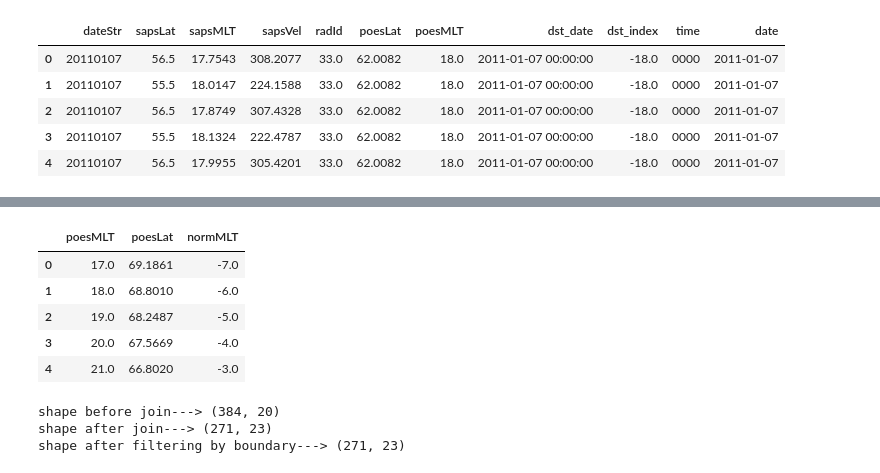
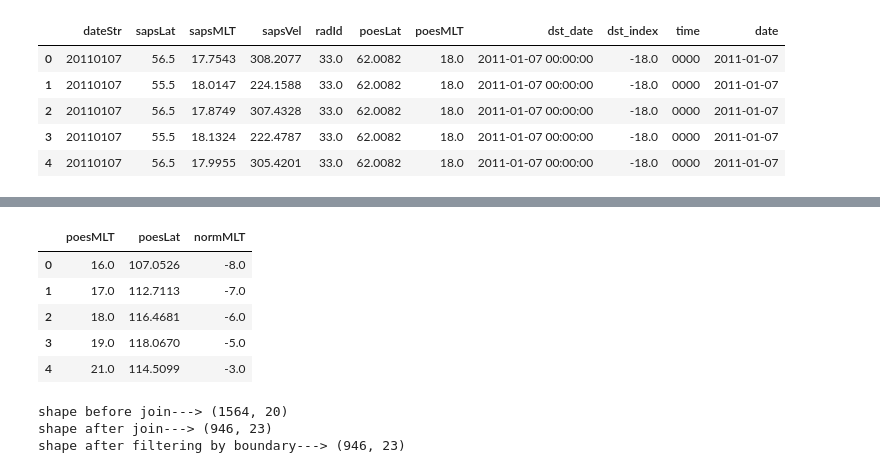
Before and after one commit to bharatreddy/indsvels, a Jupyter notebook: ipy/apr9-event-data.ipynb, the cells around one changed output, grey strips where cells are left out. Saved outputs shown, nothing was run; the diff lists cells and outputs as text; code cells hidden in the pictures.

```diff
--- a/ipy/apr9-event-data.ipynb
+++ b/ipy/apr9-event-data.ipynb
@@ -5,13 +5,13 @@ import geomag
 import numpy
 # %%
 # some constants
-cutOffLosVel = 50.
+cutOffLosVel = 10.
 # %%
 #### In this block we load Velocity data ####
 #### In this block we load Velocity data ####
 #### In this block we load Velocity data ####
 # need the formatted velocity file to read data
-outFormattedFile = "/home/bharat/Documents/code/new-vel-data/veldata/saps-vels-20130302.txt"#"../data/new-test-vels-north.txt"
+outFormattedFile = "/home/bharat/Documents/code/new-vel-data/veldata/saps-vels-20130629.txt"#"../data/new-test-vels-north.txt"
 # os.system( 'cat ' + rawVelFileName + ' | tr -s "  " > ' + outFormattedFile )
 inpColNames = [ "dateStr", "timeStr", "beam", "range", \
           "geoAzm", "azimCalcMag", "vLos", "spwdth", "pwr", "MLAT", "MLON", "MLT",  \
@@ -101,36 +121,36 @@ sapsDataDF.head()
 # %%
 
 #### Choose a time to and get POES boundaries as well ####
 #### Choose a time to and get POES boundaries as well ####
 #### Choose a time to and get POES boundaries as well ####
 # we choose 0840 UT since that time was analyzed in the paper
-timeSlctd = datetime.datetime( 2013, 3, 2, 3, 0 )
+timeSlctd = datetime.datetime( 2013, 6, 29, 2, 50 )
 velAnlysDF = velsDataDF[ velsDataDF["date"] == timeSlctd ].reset_index(drop=True)
 sapsSelPrdDF = sapsDataDF[  ( sapsDataDF["date"] - timeSlctd < numpy.timedelta64(40,'m') )\
            & ( sapsDataDF["date"] - timeSlctd > numpy.timedelta64(0,'m') )  ].reset_index(drop=True)
 # Now check if there is more than one time period in the selected interval
 # ideally there shouldn't be, but if we find one we should do something
 # about it (like take an average)...for now its undecided.!
 if len( sapsSelPrdDF["time"].unique() ) > 1:
     print "There is more than one time period selected!!!"
     print "NEED TO CHECK SOMETHING WRONG!!!"
     print "NEED TO CHECK SOMETHING WRONG!!!"
     print "NEED TO CHECK SOMETHING WRONG!!!"
 poesBndDF = sapsSelPrdDF[ ["poesMLT", "poesLat"] \
                     ].drop_duplicates().reset_index(drop=True)
 # Have a normalized MLT for ease of comparison
 poesBndDF['normMLT'] = [x-24 if x >= 12 else x for x in poesBndDF['poesMLT']]
 poesBndDF.head()
 #### Choose a time to and get POES boundaries as well ####
 #### Choose a time to and get POES boundaries as well ####
 #### Choose a time to and get POES boundaries as well ####
 # %% [output]
 |  | poesMLT | poesLat | normMLT |
-| 0 | 17.0 | 69.1861 | -7.0 |
-| 1 | 18.0 | 68.8010 | -6.0 |
-| 2 | 19.0 | 68.2487 | -5.0 |
-| 3 | 20.0 | 67.5669 | -4.0 |
-| 4 | 21.0 | 66.8020 | -3.0 |
+| 0 | 16.0 | 107.0526 | -8.0 |
+| 1 | 17.0 | 112.7113 | -7.0 |
+| 2 | 18.0 | 116.4681 | -6.0 |
+| 3 | 19.0 | 118.0670 | -5.0 |
+| 4 | 21.0 | 114.5099 | -3.0 |
 # %%
 #### For the chosen time get velocities which fall below POES BND ####
 #### For the chosen time get velocities which fall below POES BND ####
@@ -148,9 +168,9 @@ print "shape after filtering by boundary--->", velAnlysDF.shape
 #### For the chosen time get velocities which fall below POES BND ####
 #### For the chosen time get velocities which fall below POES BND ####
 # %% [output]
-shape before join---> (384, 20)
-shape after join---> (271, 23)
-shape after filtering by boundary---> (271, 23)
+shape before join---> (1564, 20)
+shape after join---> (946, 23)
+shape after filtering by boundary---> (946, 23)
 # %%
 # save the data in a csv for lshell fitting
 outSelCols = [ "beam", "range", "geoAzm", "azimCalcMag", "magAzm", "vLos"\
```
Also changed, not shown: parts of 4 cells of this notebook, 58 other files.
